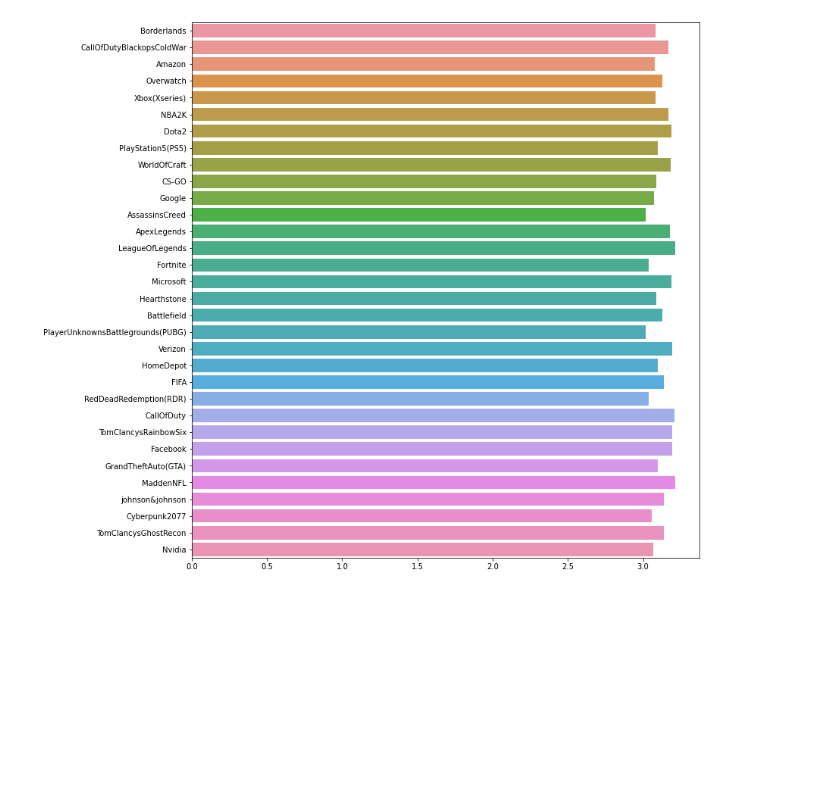
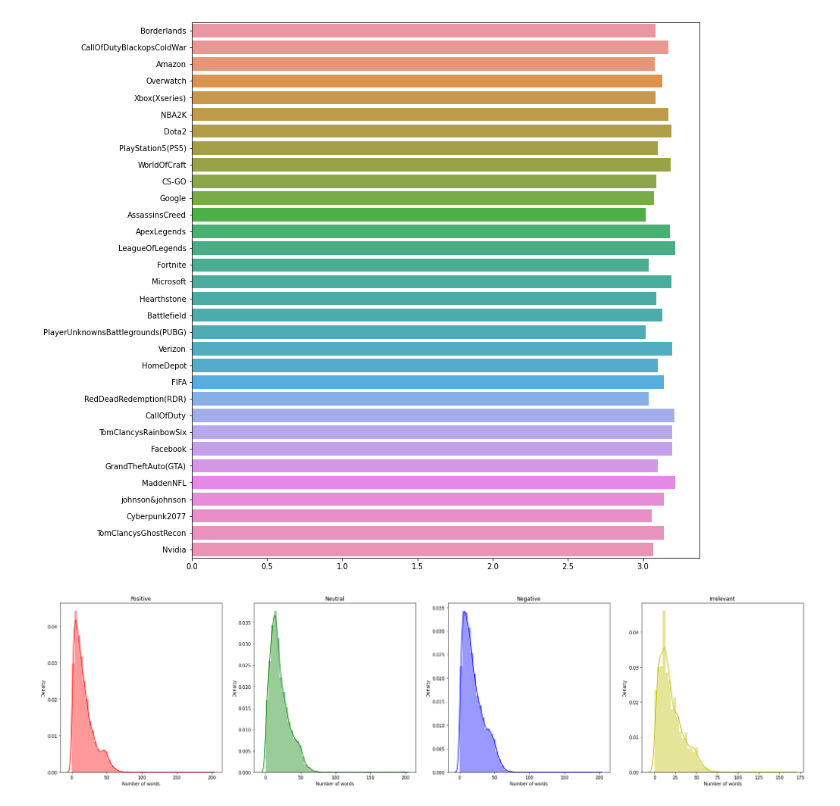
Before and after one commit to sameepv21/Twitter_Sentiment_Analysis, a Jupyter notebook: EDA.ipynb, the cells around one changed output. Saved outputs shown, nothing was run; the diff lists cells and outputs as text; code cells hidden in the pictures; blank space fills up the shorter version.

Commit message:
feat: Individual length based distribution added

```diff
--- a/EDA.ipynb
+++ b/EDA.ipynb
@@ -9,3 +10,6 @@ import matplotlib.pyplot as plt
+# %%
+warnings.filterwarnings('ignore')
+color_array = ['r', 'g', 'b', 'y']
 # %%
 # Read train and test dataset
 columns = ['id', 'company', 'sentiment', 'tweet']
@@ -66,3 +70,36 @@ sns.barplot(x = percent, y = unique_companies)
 plt.show()
 # %% [output]
 [figure]
+# %%
+# Tweet length vs sentiment analysis
+pos = []
+neg = []
+irr = []
+neu = []
+len_per_record = []
+num_records = X_train.shape[0]
+for index in range(num_records):
+    if(X_train['sentiment'].iloc[index] == 'Positive'):
+        pos.append(len(X_train['tweet'].iloc[index].split()))
+    elif(X_train['sentiment'].iloc[index] == 'Negative'):
+        neg.append(len(X_train['tweet'].iloc[index].split()))
+    elif(X_train['sentiment'].iloc[index] == 'Irrelevant'):
+        irr.append(len(X_train['tweet'].iloc[index].split()))
+    else:
+        neu.append(len(X_train['tweet'].iloc[index].split()))
+
+combined_len = [pos, neu, neg, irr]
+
+for sentiment_array in combined_len:
+    len_per_record.append(sentiment_array)
+# %%
+plt.figure(figsize = (30, 7))
+nrows = 1; ncols = 4
+for index, data in enumerate(combined_len):
+    plt.subplot(nrows, ncols, index + 1)
+    plt.title(unique_sentiment[index])
+    plt.xlabel("Number of words")
+    sns.distplot(data, color = color_array[index % 4], kde=True)
+plt.show()
+# %% [output]
+[figure, added]
```
Also changed, not shown: parts of 1 cell of this notebook.
